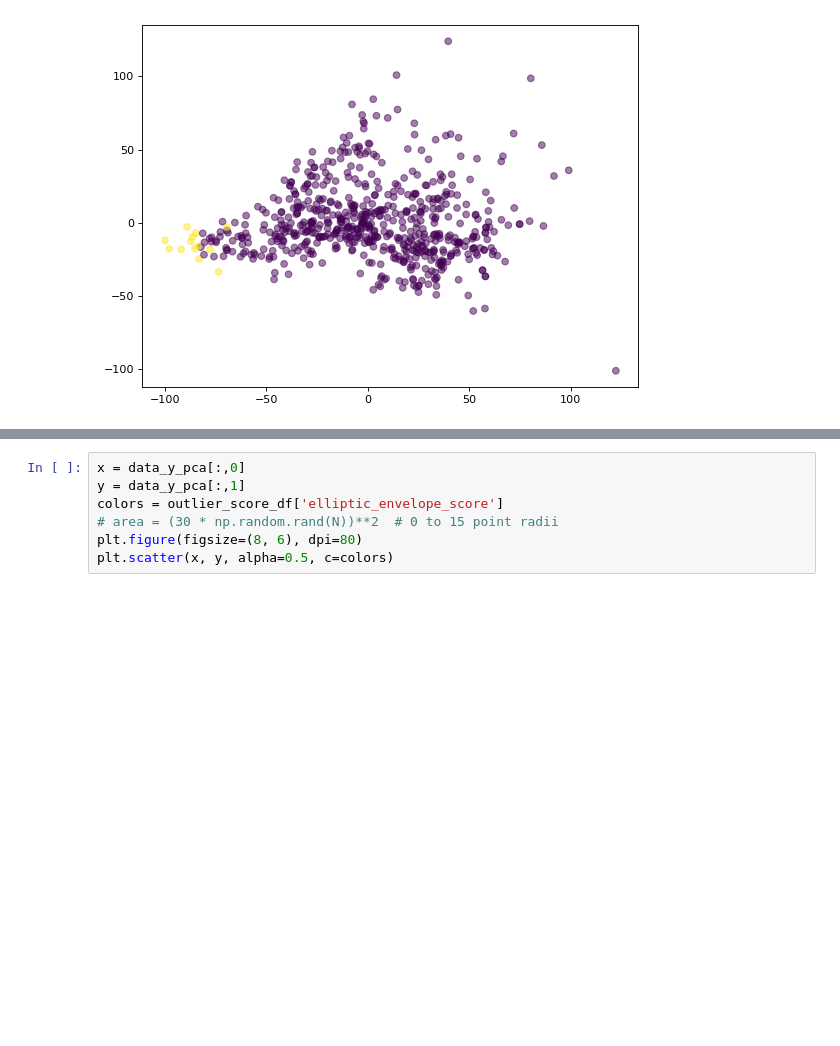
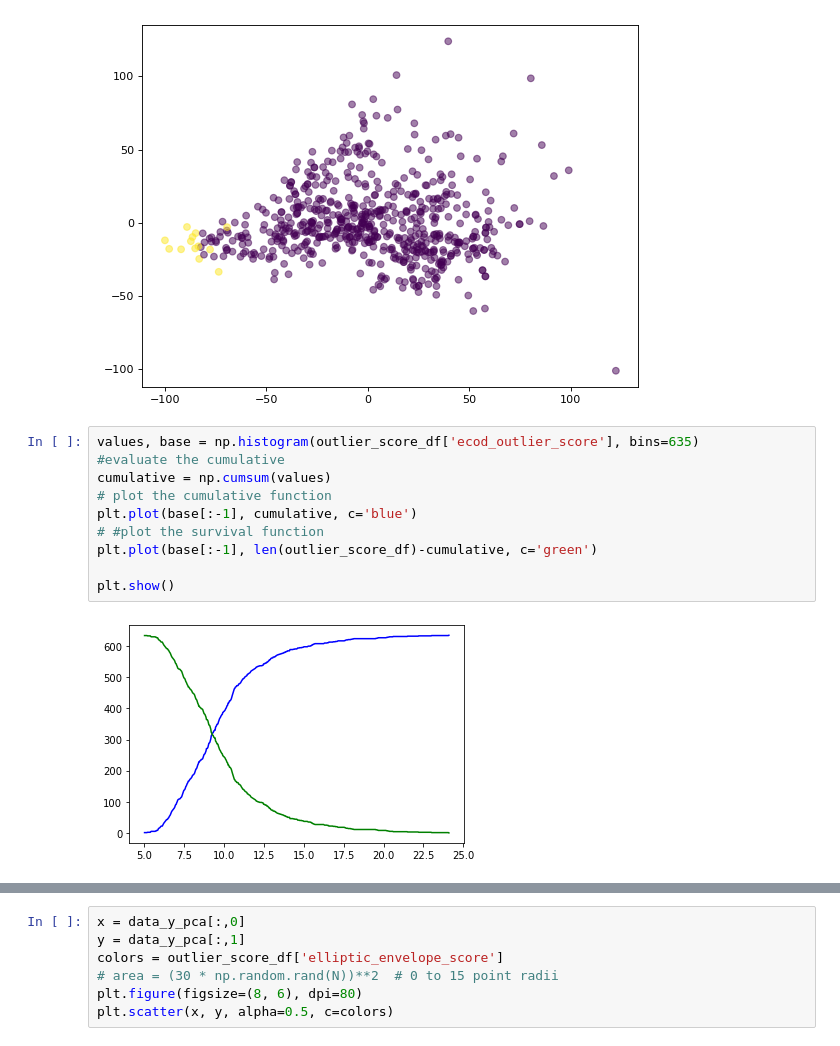
Before and after one commit to EricTsai83/IMBD_data_competition, a Jupyter notebook: Code/EDA.ipynb, the cells around one changed output, grey strips where cells are left out. Drawn from its saved outputs; the diff is of its cells as text; blank space fills up the shorter version.

```diff
--- a/Code/EDA.ipynb
+++ b/Code/EDA.ipynb
@@ -307,6 +310,18 @@ plt.scatter(x, y, alpha=0.5, c=colors)
 # %% [output]
 <matplotlib.collections.PathCollection at 0x...>
 [figure]
+# %%
+values, base = np.histogram(outlier_score_df['ecod_outlier_score'], bins=635)
+#evaluate the cumulative
+cumulative = np.cumsum(values)
+# plot the cumulative function
+plt.plot(base[:-1], cumulative, c='blue')
+# #plot the survival function
+plt.plot(base[:-1], len(outlier_score_df)-cumulative, c='green')
+
+plt.show()
+# %% [output]
+[figure, added]
 # %%
 x = data_y_pca[:,0]
 y = data_y_pca[:,1]
```
Also changed, not shown: parts of 15 cells of this notebook, 2 other files.
